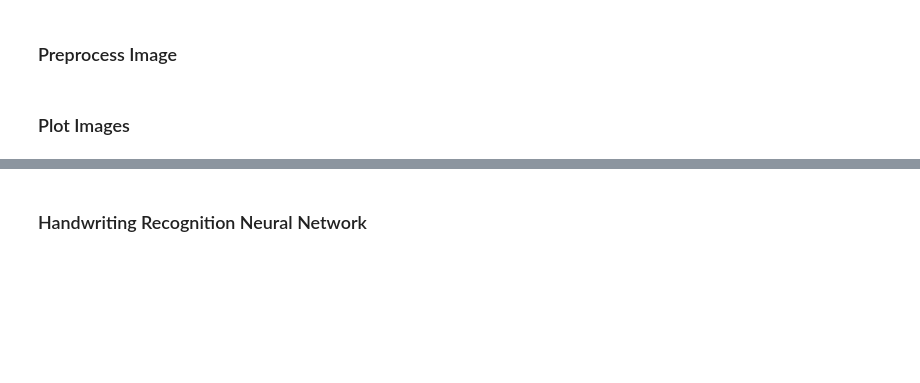
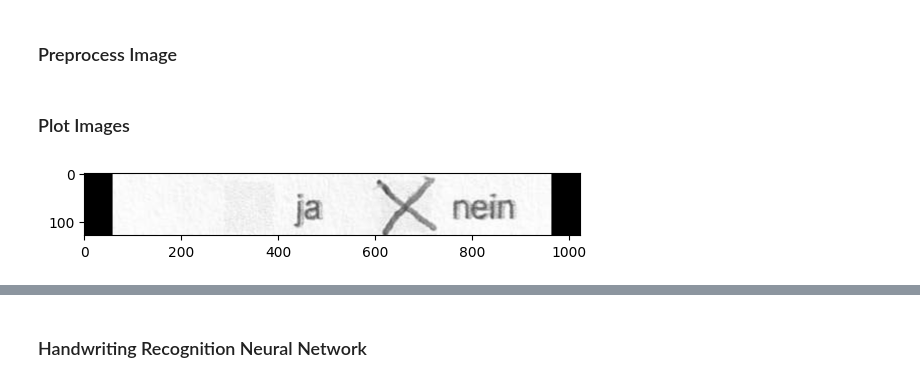
Before and after one commit to DevTimBo/SmartApp-Project, a Jupyter notebook: inferenz_pipeline.ipynb, the cells around one changed output, grey strips where cells are left out. Saved outputs shown, nothing was run; the diff lists cells and outputs as text; code cells hidden in the pictures; blank space fills up the shorter version.

```diff
--- a/inferenz_pipeline.ipynb
+++ b/inferenz_pipeline.ipynb
@@ -143,11 +143,14 @@ for image_info in images_info_cropped:
 # %% [markdown]
 ### Plot Images
 # %%
+PLOTTING = True
 if PLOTTING:
-    plot_image = preprocessed_image_infos[9].image
+    plot_image = preprocessed_image_infos[0].image
     plot_image = np.transpose(plot_image, (1, 0, 2))
     plot_image = np.flipud(plot_image)
     plt.imshow(plot_image[:, :, 0],cmap='gray')
 
     # Show the plot
     plt.show()
+# %% [output]
+[figure, added]
```
Also changed, not shown: parts of 4 cells of this notebook, 1 other file.
